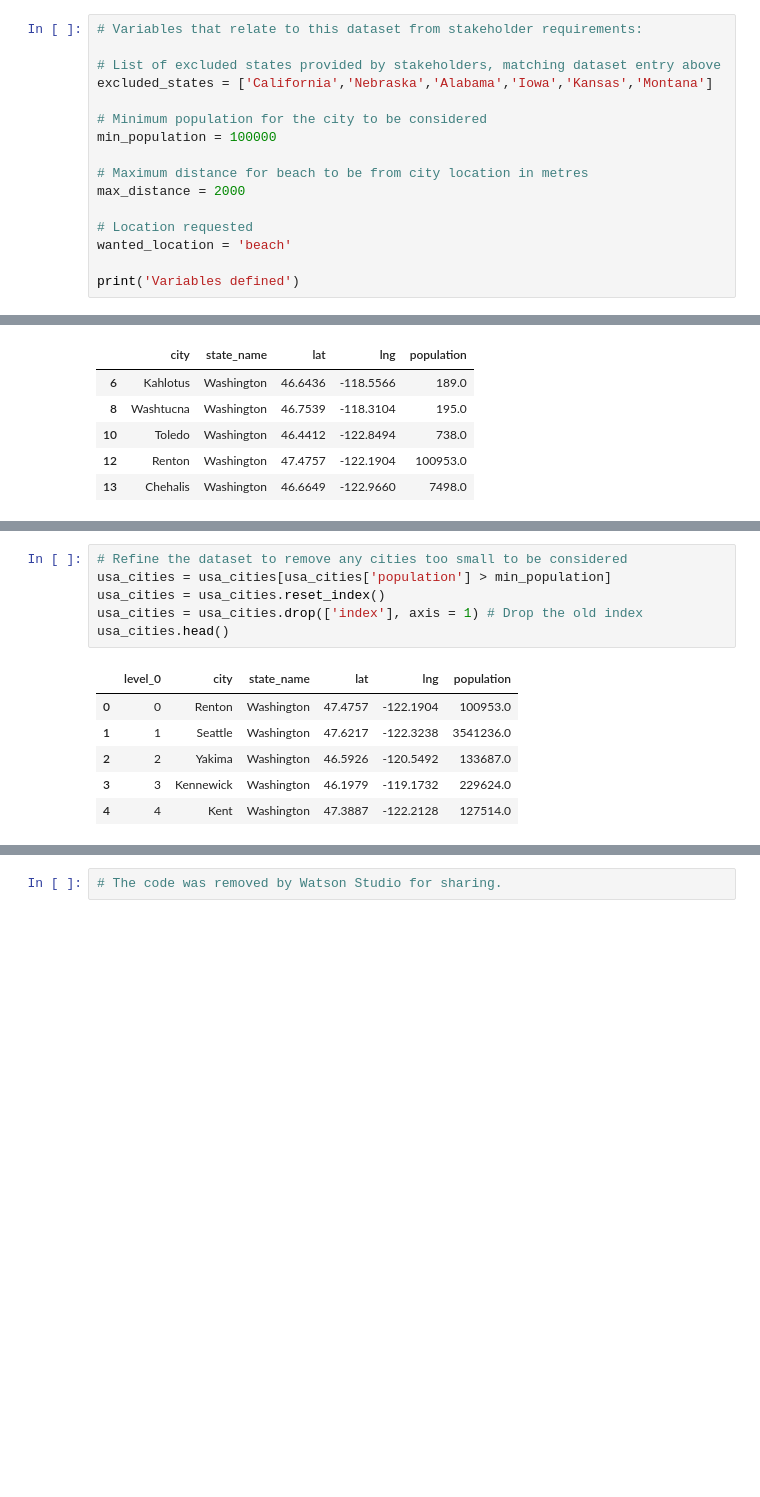
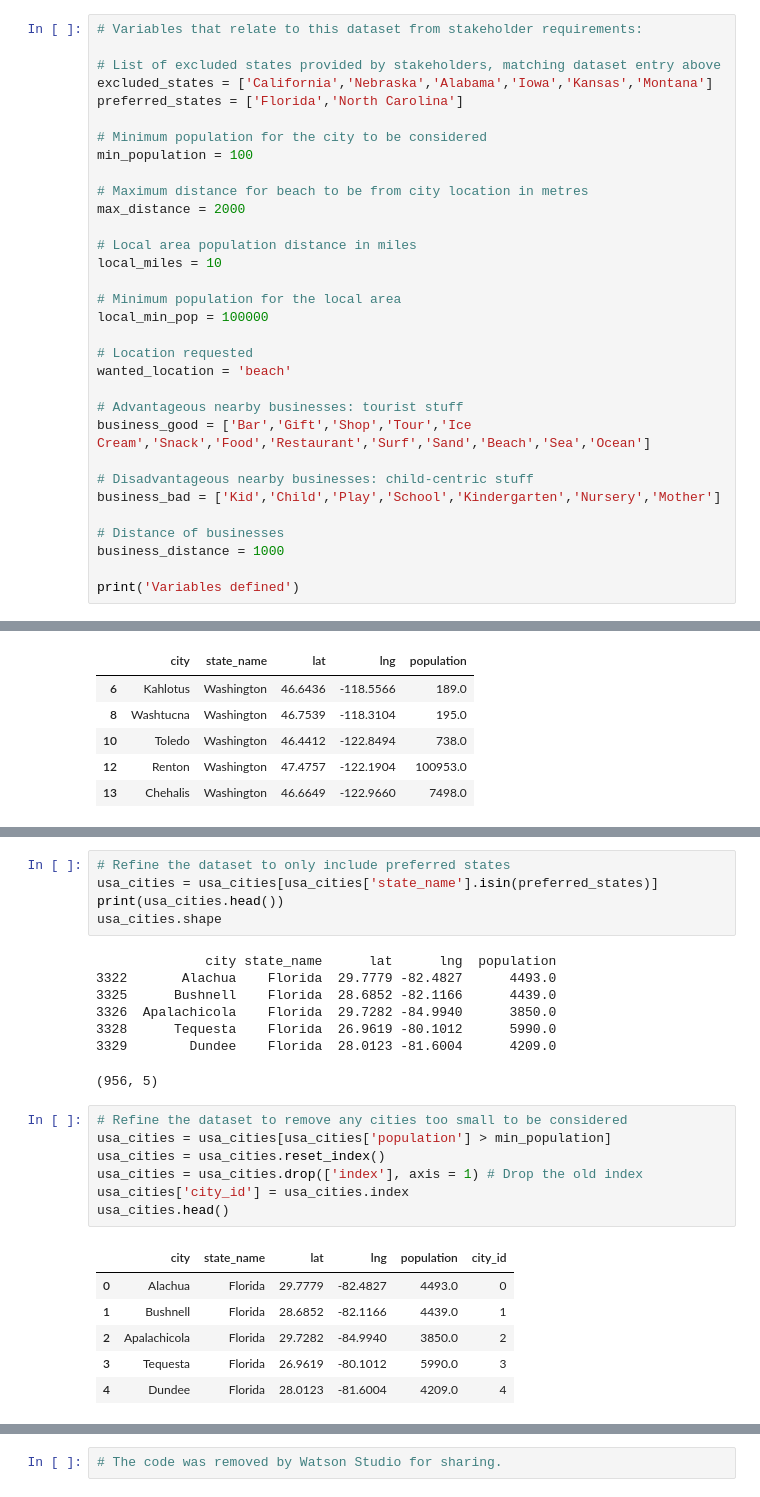
Before and after one commit to Soltis12/coursera_capstone, a Jupyter notebook: Coursera_Capstone__Location_Recommender.ipynb, the cells around one changed output, grey strips where cells are left out. Saved outputs shown, nothing was run; the diff lists cells and outputs as text; blank space fills up the shorter version.

```diff
--- a/Coursera_Capstone__Location_Recommender.ipynb
+++ b/Coursera_Capstone__Location_Recommender.ipynb
@@ -173,16 +136,32 @@ usa_cities_raw.head()
 
 # List of excluded states provided by stakeholders, matching dataset entry above
 excluded_states = ['California','Nebraska','Alabama','Iowa','Kansas','Montana']
+preferred_states = ['Florida','North Carolina']
 
 # Minimum population for the city to be considered
-min_population = 100000
+min_population = 100
 
 # Maximum distance for beach to be from city location in metres
 max_distance = 2000
 
+# Local area population distance in miles
+local_miles = 10
+
+# Minimum population for the local area
+local_min_pop = 100000
+
 # Location requested
 wanted_location = 'beach'
 
+# Advantageous nearby businesses: tourist stuff
+business_good = ['Bar','Gift','Shop','Tour','Ice Cream','Snack','Food','Restaurant','Surf','Sand','Beach','Sea','Ocean']
+
+# Disadvantageous nearby businesses: child-centric stuff
+business_bad = ['Kid','Child','Play','School','Kindergarten','Nursery','Mother']
+
+# Distance of businesses
+business_distance = 1000
+
 print('Variables defined')
 # %% [output]
 Variables defined
@@ -245,16 +228,30 @@ array(['Washington', 'Virginia', 'Delaware', 'District of Columbia',
+# %%
+# Refine the dataset to only include preferred states
+usa_cities = usa_cities[usa_cities['state_name'].isin(preferred_states)]
+print(usa_cities.head())
+usa_cities.shape
+# %% [output]
+              city state_name      lat      lng  population
+3322       Alachua    Florida  29.7779 -82.4827      4493.0
+3325      Bushnell    Florida  28.6852 -82.1166      4439.0
+3326  Apalachicola    Florida  29.7282 -84.9940      3850.0
+3328      Tequesta    Florida  26.9619 -80.1012      5990.0
+3329        Dundee    Florida  28.0123 -81.6004      4209.0
+(956, 5)
 # %%
 # Refine the dataset to remove any cities too small to be considered
 usa_cities = usa_cities[usa_cities['population'] > min_population]
 usa_cities = usa_cities.reset_index()
 usa_cities = usa_cities.drop(['index'], axis = 1) # Drop the old index
+usa_cities['city_id'] = usa_cities.index
 usa_cities.head()
 # %% [output]
-|  | level_0 | city | state_name | lat | lng | population |
-| 0 | 0 | Renton | Washington | 47.4757 | -122.1904 | 100953.0 |
-| 1 | 1 | Seattle | Washington | 47.6217 | -122.3238 | 3541236.0 |
-| 2 | 2 | Yakima | Washington | 46.5926 | -120.5492 | 133687.0 |
-| 3 | 3 | Kennewick | Washington | 46.1979 | -119.1732 | 229624.0 |
-| 4 | 4 | Kent | Washington | 47.3887 | -122.2128 | 127514.0 |
+|  | city | state_name | lat | lng | population | city_id |
+| 0 | Alachua | Florida | 29.7779 | -82.4827 | 4493.0 | 0 |
+| 1 | Bushnell | Florida | 28.6852 | -82.1166 | 4439.0 | 1 |
+| 2 | Apalachicola | Florida | 29.7282 | -84.9940 | 3850.0 | 2 |
+| 3 | Tequesta | Florida | 26.9619 | -80.1012 | 5990.0 | 3 |
+| 4 | Dundee | Florida | 28.0123 | -81.6004 | 4209.0 | 4 |
 # %%
 # Identify number of cities at this stage, with a population over threshold, not in excluded states.
 # Further refinements to go: cities near a shoreline.
```
Also changed, not shown: parts of 45 cells of this notebook.
